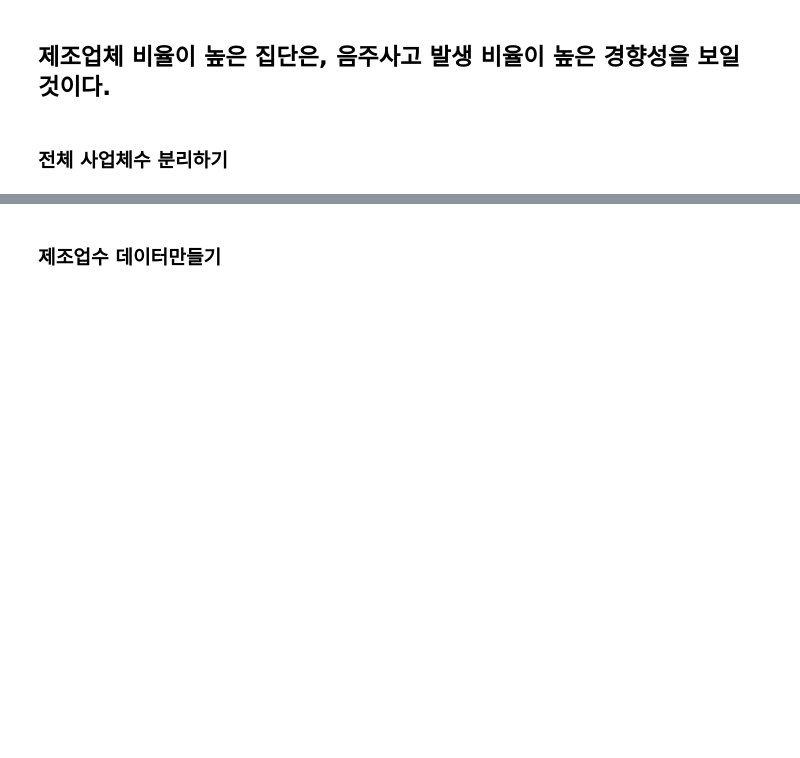
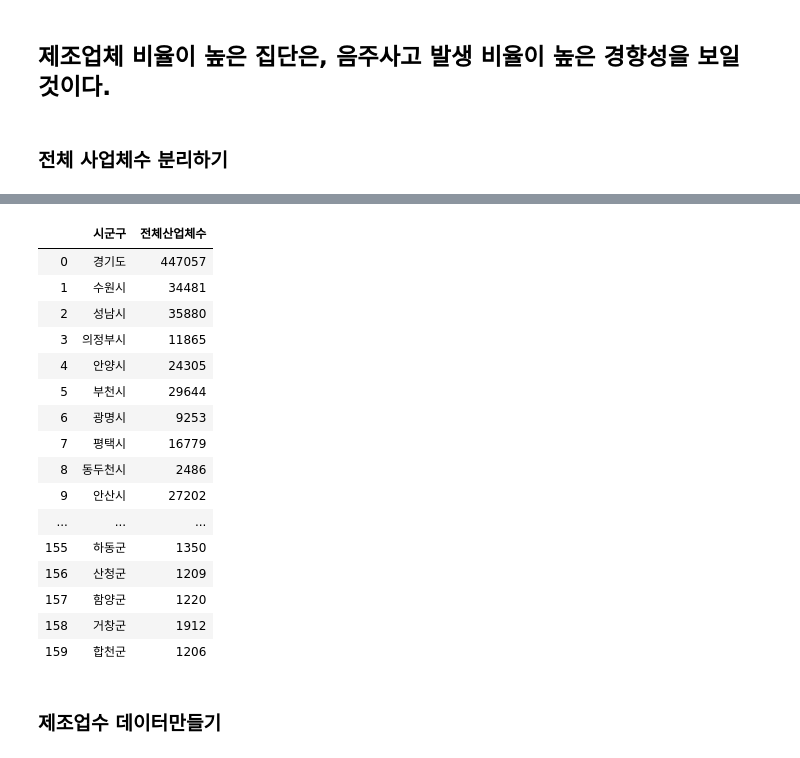
Before and after one commit to gloryle/ARTISTS, a Jupyter notebook: 1202_jy_T-검증(제조업비율-음주사고비율).ipynb, the cells around one changed output, grey strips where cells are left out. Cells and saved outputs as stored; diff of their text form; code cells hidden in the pictures; blank space fills up the shorter version.

```diff
--- a/1202_jy_T-검증(제조업비율-음주사고비율).ipynb
+++ b/1202_jy_T-검증(제조업비율-음주사고비율).ipynb
@@ -38,5 +38,24 @@ KeyError: '산업분류별'
 # %%
 ex_manufact.reset_index(drop=True, inplace=True)
+ex_manufact
+# %% [output]
+|  | 시군구 | 전체산업체수 |
+| 0 | 경기도 | 447057 |
+| 1 | 수원시 | 34481 |
+| 2 | 성남시 | 35880 |
+| 3 | 의정부시 | 11865 |
+| 4 | 안양시 | 24305 |
+| 5 | 부천시 | 29644 |
+| 6 | 광명시 | 9253 |
+| 7 | 평택시 | 16779 |
+| 8 | 동두천시 | 2486 |
+| 9 | 안산시 | 27202 |
+| ... | ... | ... |
+| 155 | 하동군 | 1350 |
+| 156 | 산청군 | 1209 |
+| 157 | 함양군 | 1220 |
+| 158 | 거창군 | 1912 |
+| 159 | 합천군 | 1206 |
 # %% [markdown]
 ### 제조업수 데이터만들기
 # %%
```
Also changed, not shown: parts of 2 cells of this notebook.
